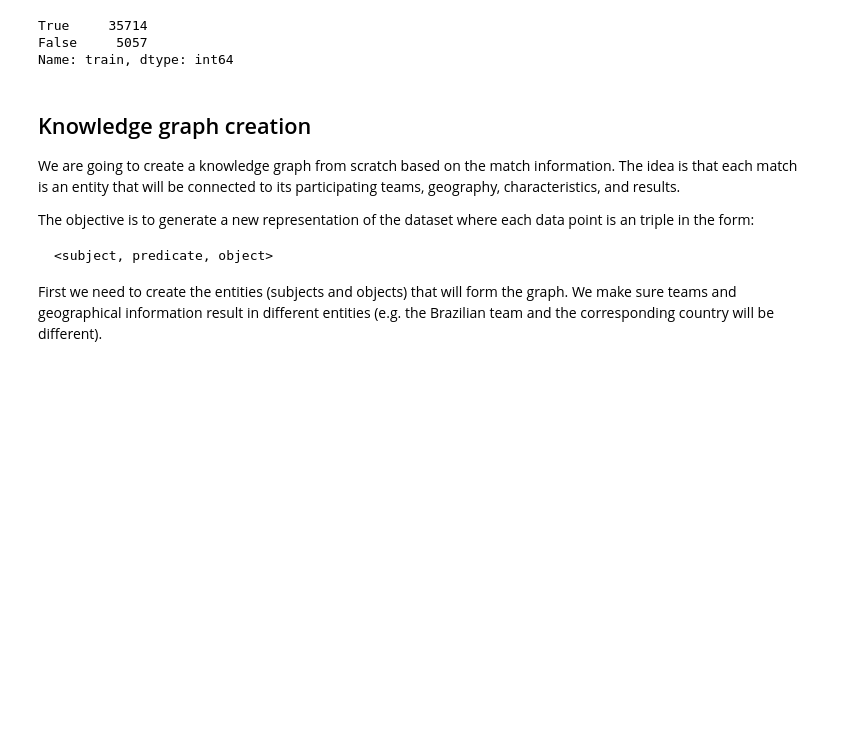
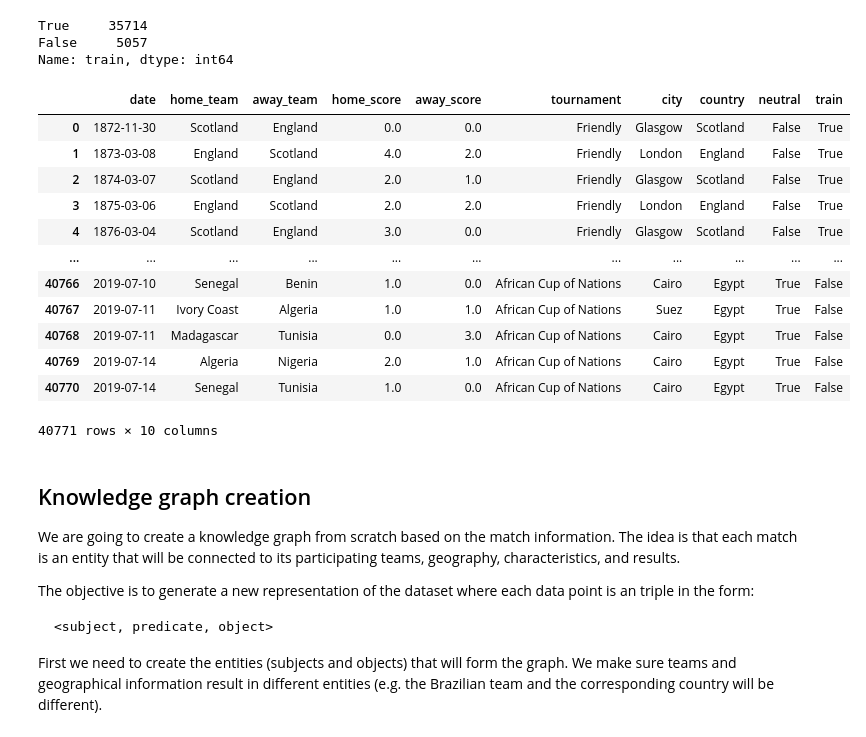
Before and after one commit to enliktjioe/bda2020, a Jupyter notebook: lab12_enlik.ipynb, the cells around one changed output. Saved outputs shown, nothing was run; the diff lists cells and outputs as text; code cells hidden in the pictures; blank space fills up the shorter version.

```diff
--- a/lab12_enlik.ipynb
+++ b/lab12_enlik.ipynb
@@ -657,6 +687,22 @@ df.train.value_counts()
 True     35714
 False     5057
 Name: train, dtype: int64
+# %%
+df
+# %% [output]
+|  | date | home_team | away_team | home_score | away_score | tournament | city | country | neutral | train |
+| 0 | 1872-11-30 | Scotland | England | 0.0 | 0.0 | Friendly | Glasgow | Scotland | False | True |
+| 1 | 1873-03-08 | England | Scotland | 4.0 | 2.0 | Friendly | London | England | False | True |
+| 2 | 1874-03-07 | Scotland | England | 2.0 | 1.0 | Friendly | Glasgow | Scotland | False | True |
+| 3 | 1875-03-06 | England | Scotland | 2.0 | 2.0 | Friendly | London | England | False | True |
+| 4 | 1876-03-04 | Scotland | England | 3.0 | 0.0 | Friendly | Glasgow | Scotland | False | True |
+| ... | ... | ... | ... | ... | ... | ... | ... | ... | ... | ... |
+| 40766 | 2019-07-10 | Senegal | Benin | 1.0 | 0.0 | African Cup of Nations | Cairo | Egypt | True | False |
+| 40767 | 2019-07-11 | Ivory Coast | Algeria | 1.0 | 1.0 | African Cup of Nations | Suez | Egypt | True | False |
+| 40768 | 2019-07-11 | Madagascar | Tunisia | 0.0 | 3.0 | African Cup of Nations | Cairo | Egypt | True | False |
+| 40769 | 2019-07-14 | Algeria | Nigeria | 2.0 | 1.0 | African Cup of Nations | Cairo | Egypt | True | False |
+| 40770 | 2019-07-14 | Senegal | Tunisia | 1.0 | 0.0 | African Cup of Nations | Cairo | Egypt | True | False |
+40771 rows × 10 columns
 # %% [markdown]
 ## Knowledge graph creation
 We are going to create a knowledge graph from scratch based on the match information. The idea is that each match is an entity that will be connected to its participating teams, geography, characteristics, and results.
```
Also changed, not shown: parts of 3 cells of this notebook, 1 other file.
